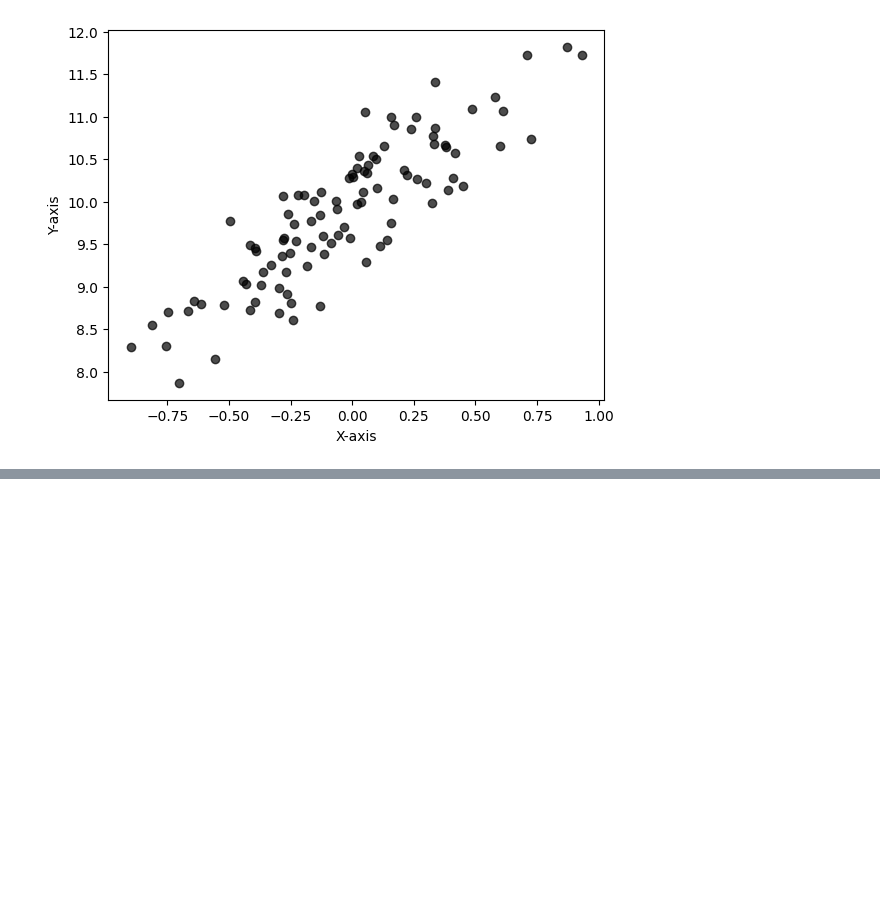
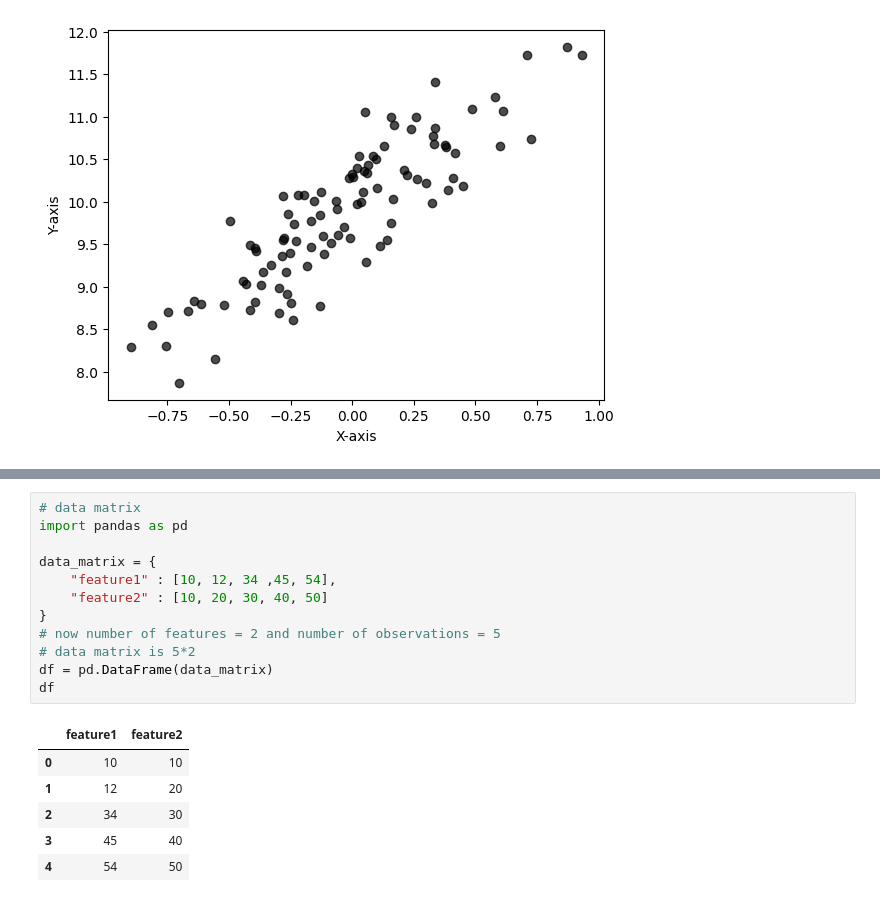
Before and after one commit to amirabbasgashtil/data-mining-course, a Jupyter notebook: notebooks/Han_chapter2.ipynb, the cells around one changed output, grey strips where cells are left out. Saved outputs shown, nothing was run; the diff lists cells and outputs as text; blank space fills up the shorter version.

```diff
--- a/notebooks/Han_chapter2.ipynb
+++ b/notebooks/Han_chapter2.ipynb
@@ -281,0 +304,19 @@ plt.show()
+# %%
+# data matrix
+import pandas as pd
+
+data_matrix = {
+    "feature1" : [10, 12, 34 ,45, 54],
+    "feature2" : [10, 20, 30, 40, 50]
+}
+# now number of features = 2 and number of observations = 5
+# data matrix is 5*2
+df = pd.DataFrame(data_matrix)
+df
+# %% [output]
+|  | feature1 | feature2 |
+| 0 | 10 | 10 |
+| 1 | 12 | 20 |
+| 2 | 34 | 30 |
+| 3 | 45 | 40 |
+| 4 | 54 | 50 |
```
Also changed, not shown: parts of 13 cells of this notebook.
